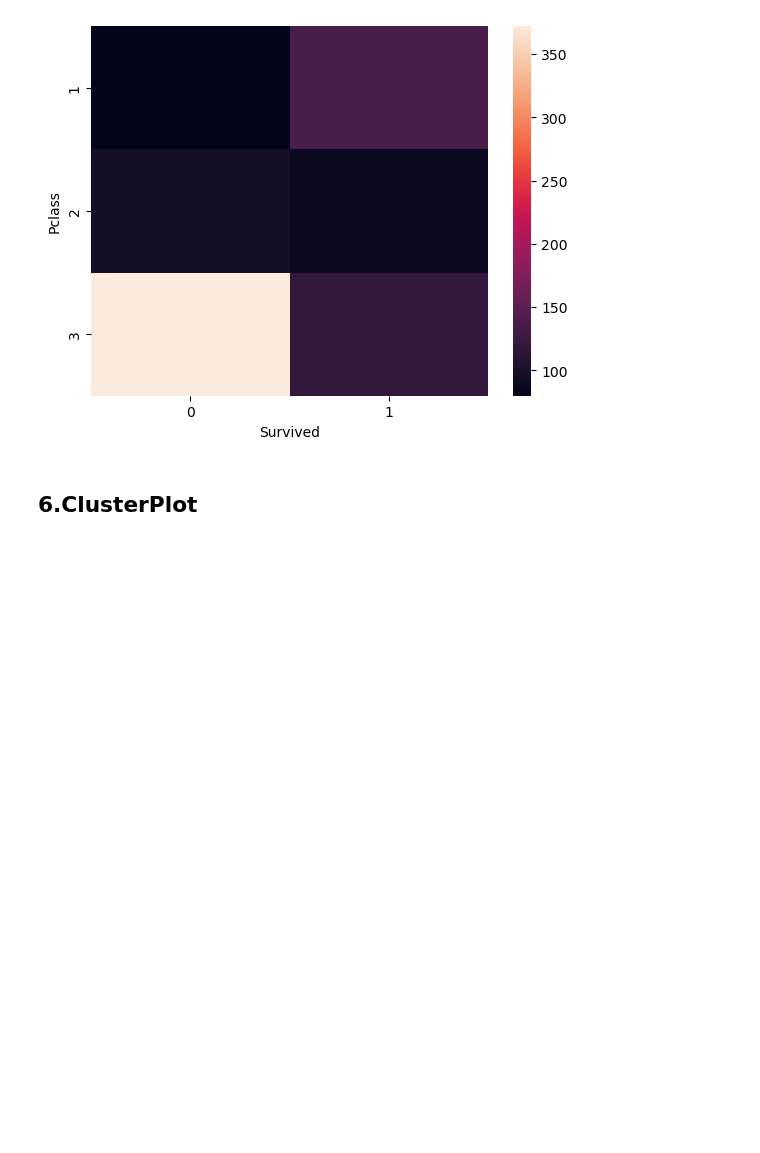
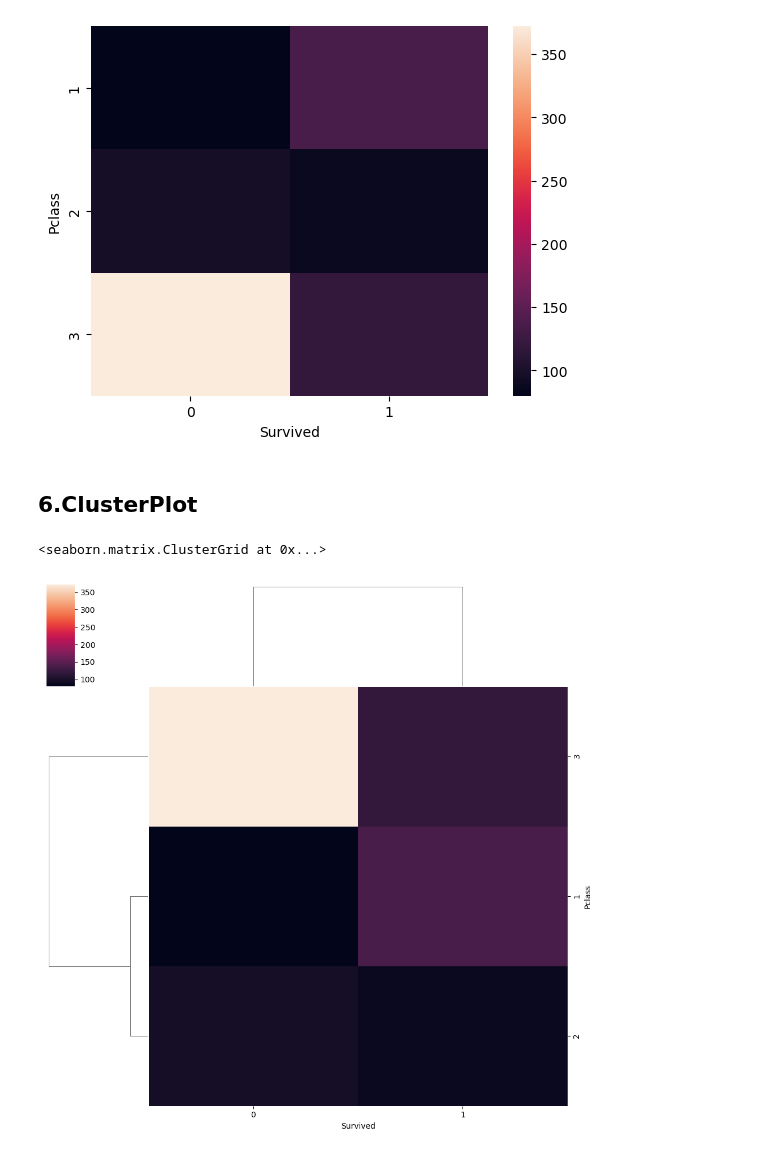
Before and after one commit to 07fahim/Python, a Jupyter notebook: Python/EDA Analysis/EDA using Bivariate and Multivariate Analysis.ipynb, the cells around one changed output. Drawn from its saved outputs; the diff is of its cells as text; code cells hidden in the pictures; blank space fills up the shorter version.

```diff
--- a/Python/EDA Analysis/EDA using Bivariate and Multivariate Analysis.ipynb
+++ b/Python/EDA Analysis/EDA using Bivariate and Multivariate Analysis.ipynb
@@ -141,3 +141,8 @@ sns.heatmap(pd.crosstab(titanic['Pclass'],titanic['Survived']))
 [figure]
 # %% [markdown]
 ## 6.ClusterPlot
+# %%
+sns.clustermap(pd.crosstab(titanic['Pclass'],titanic['Survived']))
+# %% [output]
+<seaborn.matrix.ClusterGrid at 0x...>
+[figure, added]
```
